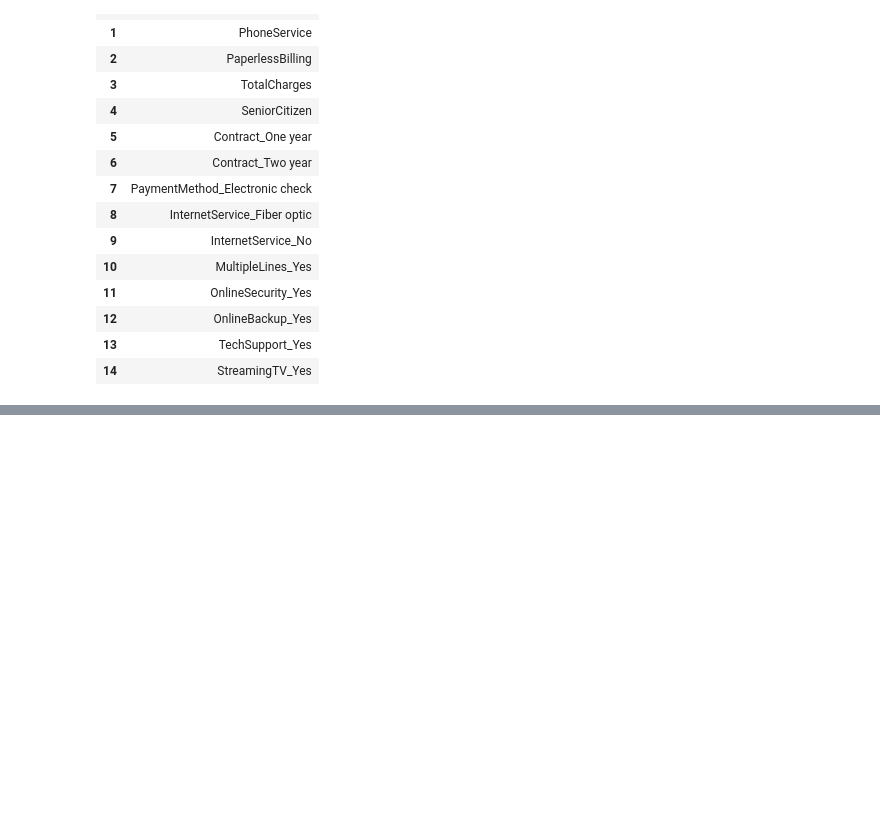
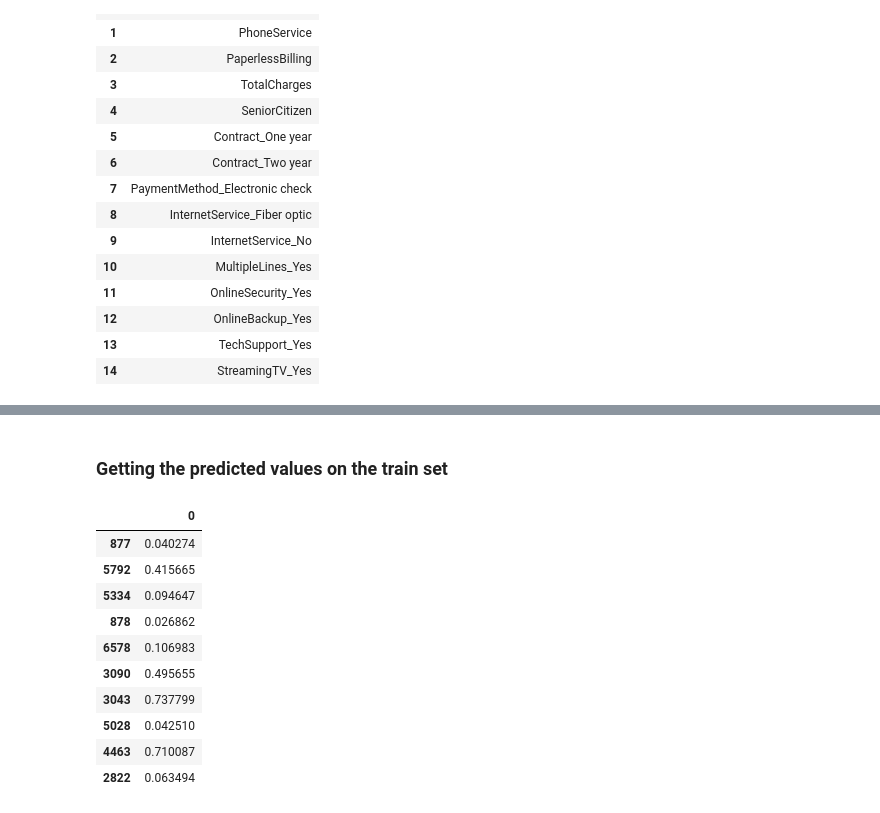
Before and after one commit to vivekkum-ar/Telecom-Churn-Logistic-Regression, a Jupyter notebook: Telecom-Churn-Logistic-Model.ipynb, the cells around one changed output, grey strips where cells are left out. Cells and saved outputs as stored; diff of their text form; code cells hidden in the pictures; blank space fills up the shorter version.

```diff
--- a/Telecom-Churn-Logistic-Model.ipynb
+++ b/Telecom-Churn-Logistic-Model.ipynb
@@ -517,0 +555,17 @@ df2
+# %% [markdown]
+### Getting the predicted values on the train set
+# %%
+y_train_pred = res.predict(X_train_sm)
+pd.DataFrame(y_train_pred[:10])
+# %% [output]
+|  | 0 |
+| 877 | 0.040274 |
+| 5792 | 0.415665 |
+| 5334 | 0.094647 |
+| 878 | 0.026862 |
+| 6578 | 0.106983 |
+| 3090 | 0.495655 |
+| 3043 | 0.737799 |
+| 5028 | 0.042510 |
+| 4463 | 0.710087 |
+| 2822 | 0.063494 |
```
Also changed, not shown: parts of 7 cells of this notebook.
